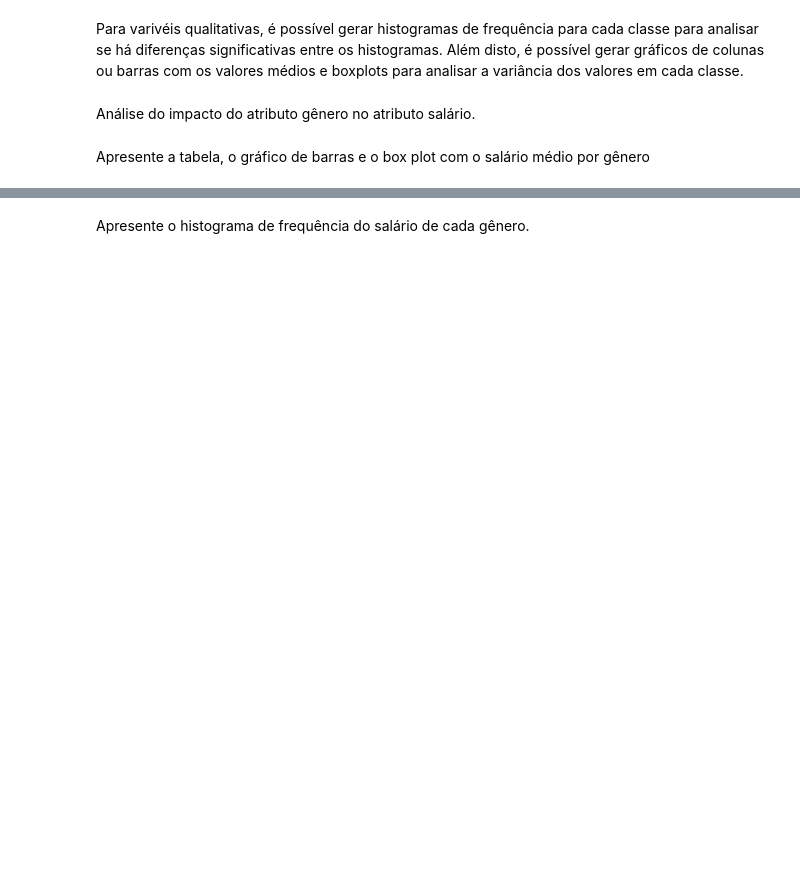
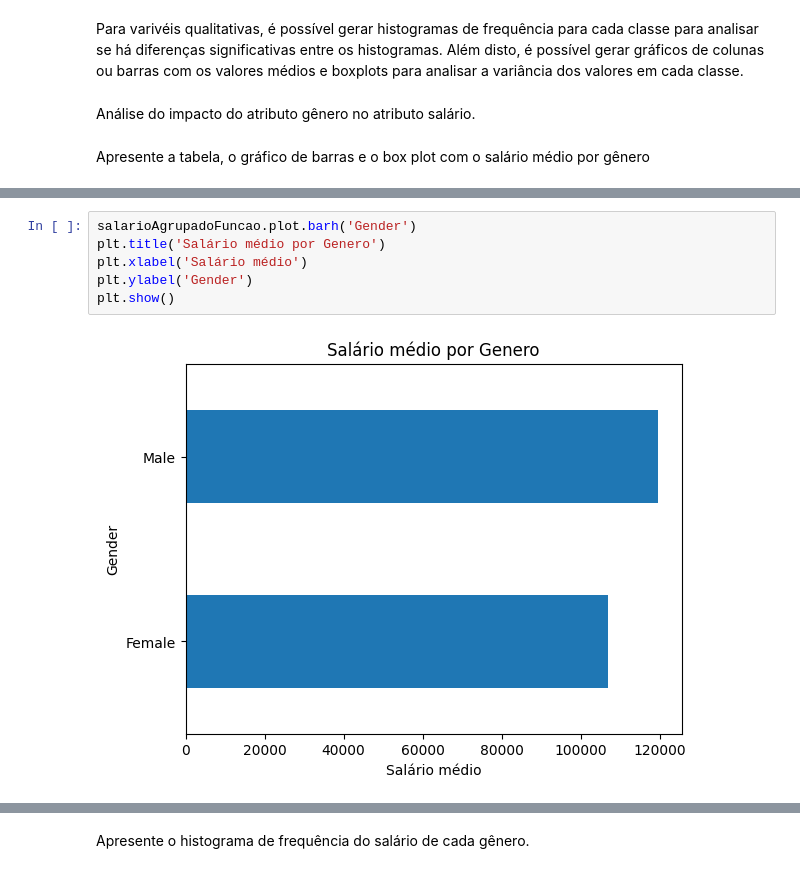
Before and after one commit to PatrikiGss/CIENCIA_DE_DADOS, a Jupyter notebook: patriki/aula 4/pre-processamento-de-dados.ipynb, the cells around one changed output, grey strips where cells are left out. Saved outputs shown, nothing was run; the diff lists cells and outputs as text; blank space fills up the shorter version.

```diff
--- a/patriki/aula 4/pre-processamento-de-dados.ipynb
+++ b/patriki/aula 4/pre-processamento-de-dados.ipynb
@@ -723,0 +795,8 @@ Apresente a tabela, o gráfico de barras e o box plot com o salário médio por
+# %%
+salarioAgrupadoFuncao.plot.barh('Gender')
+plt.title('Salário médio por Genero')
+plt.xlabel('Salário médio')
+plt.ylabel('Gender')
+plt.show()
+# %% [output]
+[figure, added]
```
Also changed, not shown: parts of 24 cells of this notebook.
